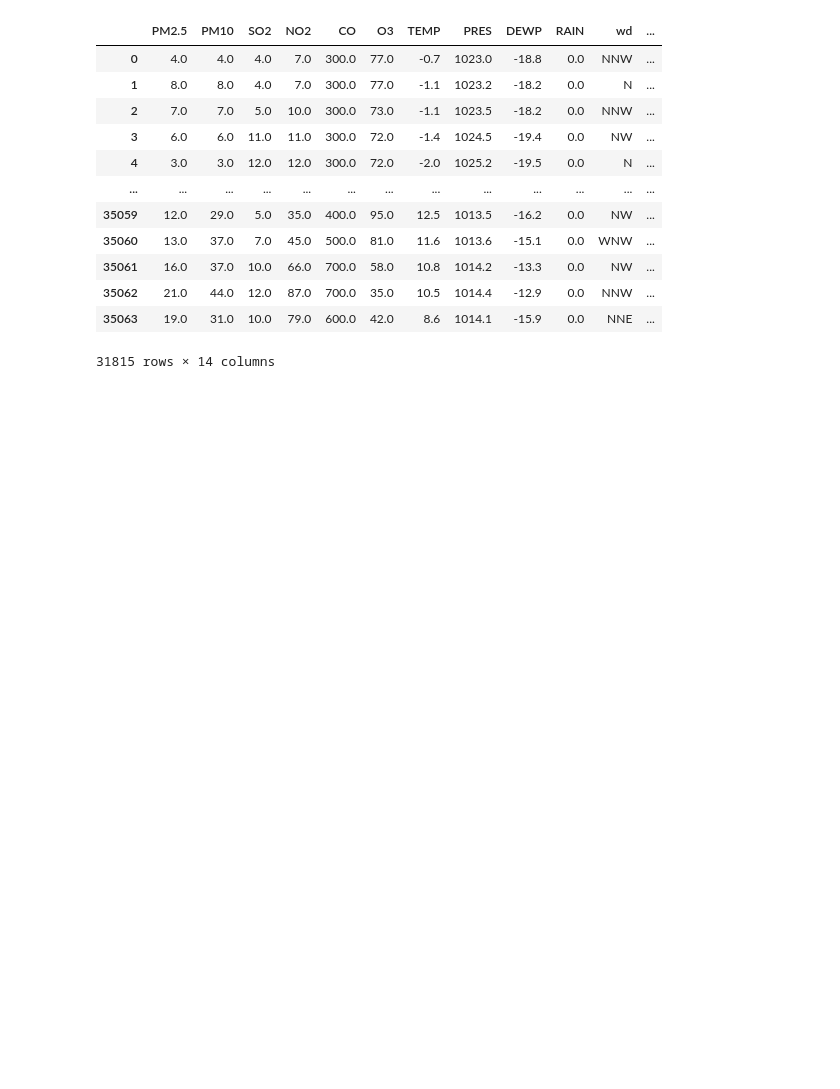
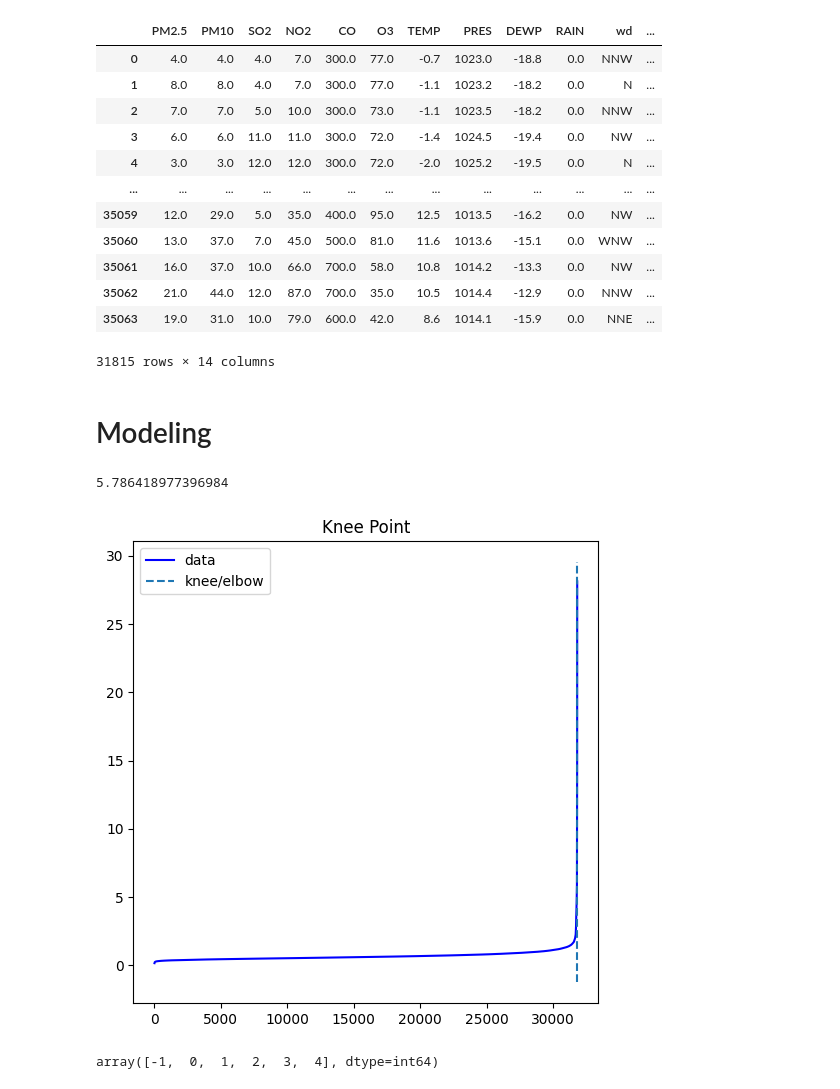
Before and after one commit to aryadzar/Machine-Learning-History, a Jupyter notebook: TUGAS_1_RESPONSI_2217051007_B_M Arya Dzaky Arenanto.ipynb, the cells around one changed output. Cells and saved outputs as stored; diff of their text form; code cells hidden in the pictures; blank space fills up the shorter version.

Commit message:
Menambah Silhouutre Score dan menggunakan DB Scan untuk pengelompokan clustering

```diff
--- a/TUGAS_1_RESPONSI_2217051007_B_M Arya Dzaky Arenanto.ipynb
+++ b/TUGAS_1_RESPONSI_2217051007_B_M Arya Dzaky Arenanto.ipynb
@@ -97,3 +108,28 @@ df
 | 35062 | 21.0 | 44.0 | 12.0 | 87.0 | 700.0 | 35.0 | 10.5 | 1014.4 | -12.9 | 0.0 | NNW | ... |
 | 35063 | 19.0 | 31.0 | 10.0 | 79.0 | 600.0 | 42.0 | 8.6 | 1014.1 | -15.9 | 0.0 | NNE | ... |
 31815 rows × 14 columns
+# %%
+df_clean = df.drop(['station', 'Datetime', 'wd'], axis=1)
+# %%
+data_scaler = StandardScaler()
+scaled_data = data_scaler.fit_transform(df_clean)
+# %% [markdown]
+# Modeling
+# %%
+nbrs = NearestNeighbors().fit(scaled_data)
+neigh_dist, neigh_ind = nbrs.kneighbors(scaled_data)
+sort_neigh_dist = np.sort(neigh_dist, axis=0)
+k_dist = sort_neigh_dist[:, 4]
+kneedle = KneeLocator(x=range(1,len(neigh_dist)+1), y= k_dist, S=1.0, curve="concave", direction="increasing", online=True)
+print(kneedle.knee_y)
+kneedle.plot_knee()
+plt.show()
+# %% [output]
+5.786418977396984
+[figure, added]
+# %%
+clusters = DBSCAN(eps=2, min_samples=4).fit(scaled_data)
+label = clusters.labels_
+np.unique(label)
+# %% [output]
+array([-1,  0,  1,  2,  3,  4], dtype=int64)
```
Also changed, not shown: parts of 7 cells of this notebook.
